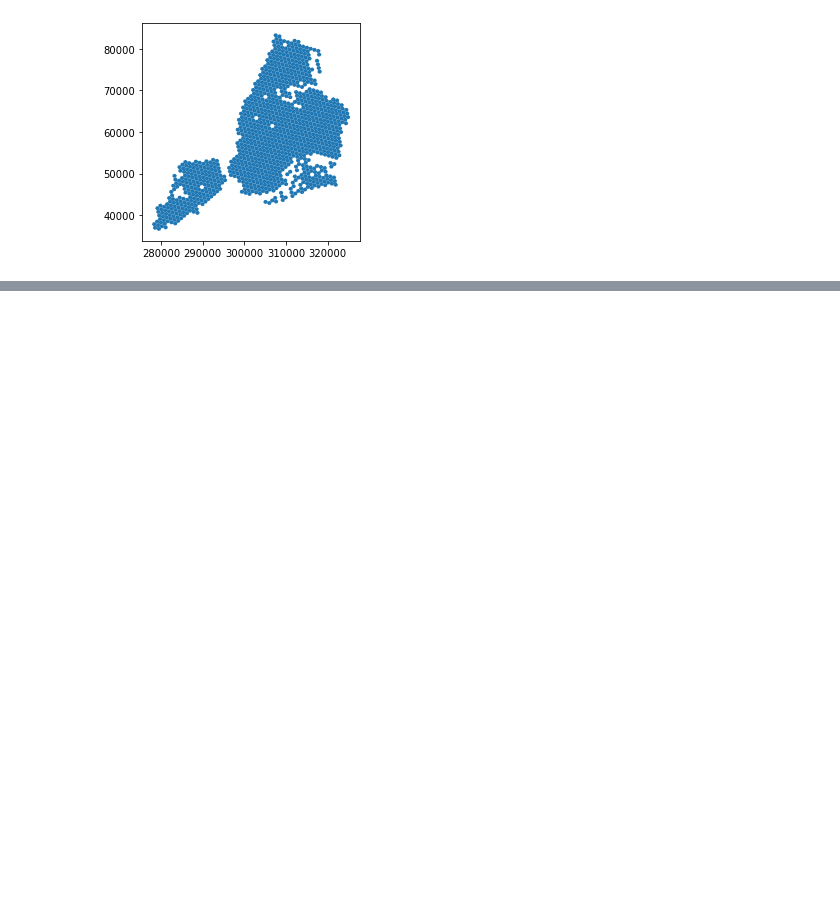
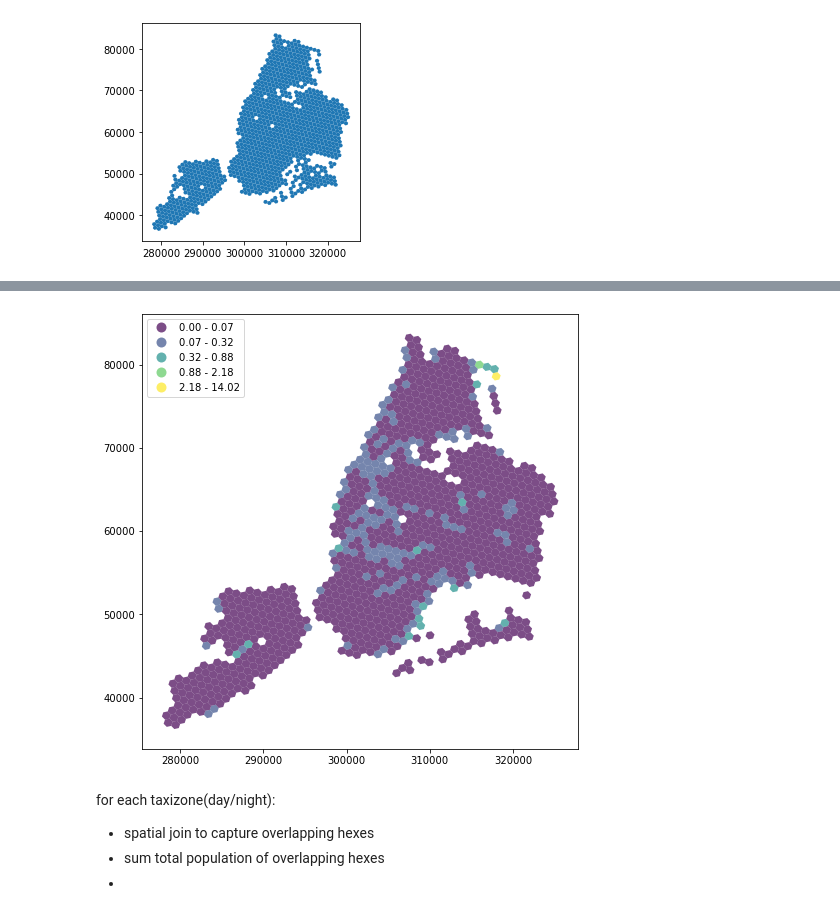
Before and after one commit to nlicalzi/mapping_nighttime_mobility, a Jupyter notebook: notebooks/taxi_zone_disaggregation.ipynb, the cells around one changed output, grey strips where cells are left out. Cells and saved outputs as stored; diff of their text form; code cells hidden in the pictures; blank space fills up the shorter version.

```diff
--- a/notebooks/taxi_zone_disaggregation.ipynb
+++ b/notebooks/taxi_zone_disaggregation.ipynb
@@ -139,0 +150,16 @@ plt.show();
+# %%
+# inflow per hexbin on march 1st (friday) during the day, adjusted for population
+hexes['population_adjusted_inflow'] = hexes['inflow_counts_daysample'] / hexes['day_pop']
+filtered_hexes = hexes[hexes['day_pop'] != 0]
+
+f, ax = plt.subplots(1, figsize=(8, 8))
+ax = filtered_hexes.plot(column='population_adjusted_inflow',
+                         ax=ax,
+                         legend=True,
+                         legend_kwds={'loc': 'upper left'},
+                         alpha=0.7,
+                         scheme='FisherJenks',
+                         k=5)
+plt.show();
+# %% [output]
+[figure, added]
@@ -139,0 +170,5 @@ plt.show();
+# %% [markdown]
+for each taxizone(day/night):
+- spatial join to capture overlapping hexes
+- sum total population of overlapping hexes
+-
```
Also changed, not shown: parts of 7 cells of this notebook, 1 other file.
